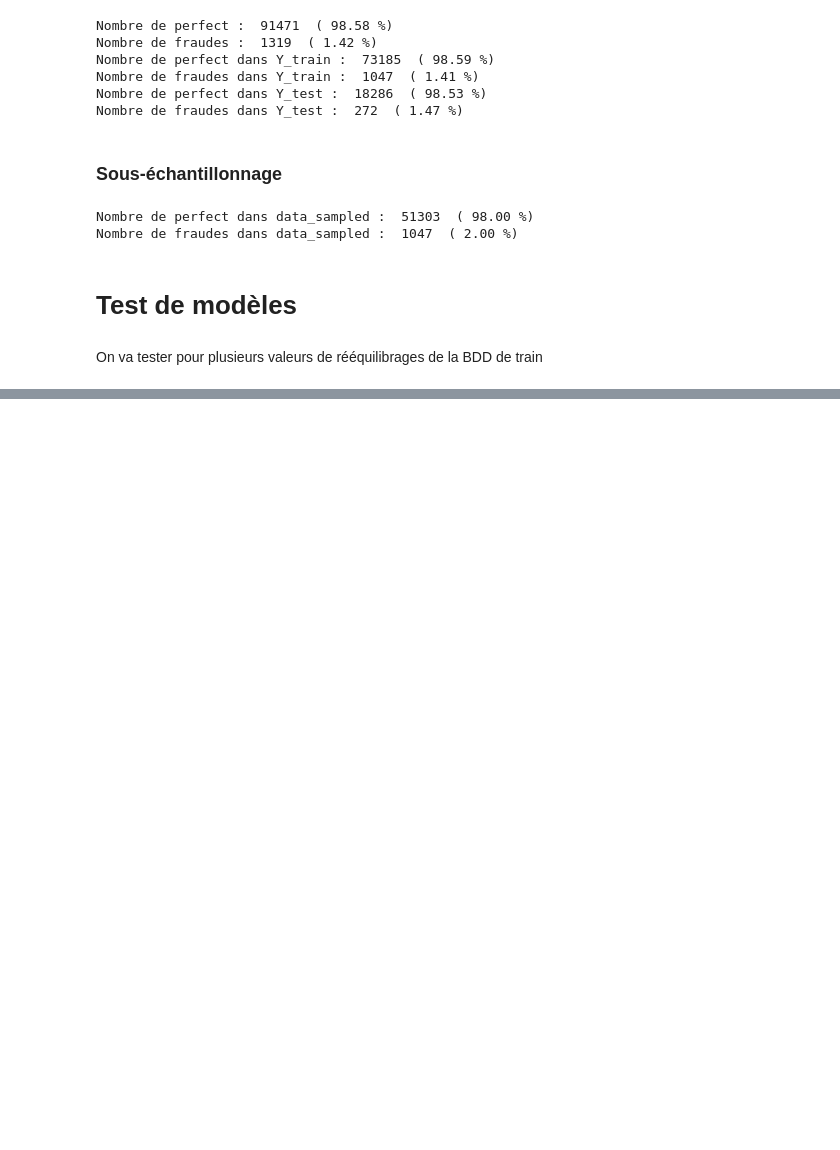
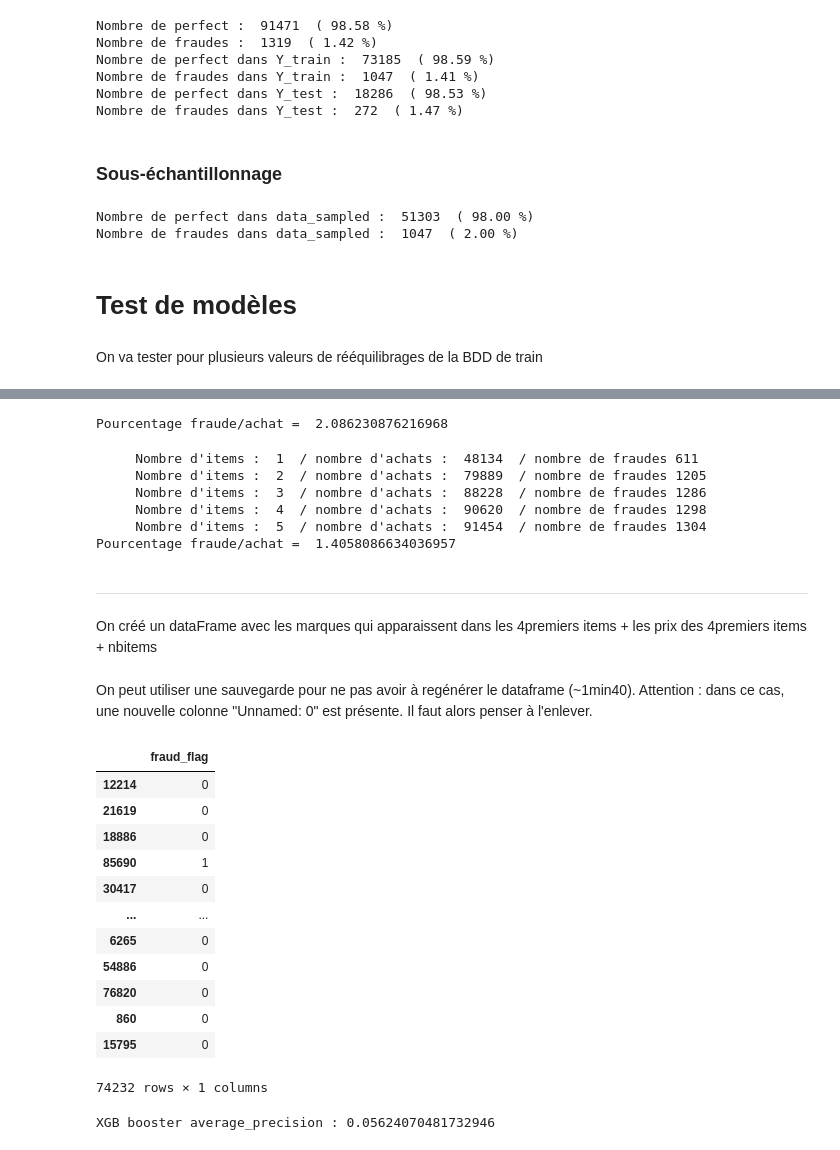
Before and after one commit to yannasyr/TPE2023-FraudDetection, a Jupyter notebook: unbalanced_dataset.ipynb, the cells around one changed output, grey strips where cells are left out. Cells and saved outputs as stored; diff of their text form; code cells hidden in the pictures; blank space fills up the shorter version.

```diff
--- a/unbalanced_dataset.ipynb
+++ b/unbalanced_dataset.ipynb
@@ -195,0 +222,25 @@ plt.show()
+# %%
+total = nb_achats + nb_fraudes
+print("Pourcentage fraude/achat = ", 100*nb_fraudes/total)
+# %% [output]
+Pourcentage fraude/achat =  2.086230876216968
+# %%
+nb_fraudes = 0
+nb_achats = 0
+for i in [1,2,3,4,5]:
+    nb_fraudes += merged_df_fraud['Nb_of_items'].value_counts()[i]
+    nb_achats += merged_df['Nb_of_items'].value_counts()[i]
+    print("     Nombre d'items : ", i, " / nombre d'achats : ", nb_achats, " / nombre de fraudes", nb_fraudes)
+total = nb_achats + nb_fraudes
+print("Pourcentage fraude/achat = ", 100*nb_fraudes/total)
+# %% [output]
+     Nombre d'items :  1  / nombre d'achats :  48134  / nombre de fraudes 611
+     Nombre d'items :  2  / nombre d'achats :  79889  / nombre de fraudes 1205
+     Nombre d'items :  3  / nombre d'achats :  88228  / nombre de fraudes 1286
+     Nombre d'items :  4  / nombre d'achats :  90620  / nombre de fraudes 1298
+     Nombre d'items :  5  / nombre d'achats :  91454  / nombre de fraudes 1304
+Pourcentage fraude/achat =  1.4058086634036957
+# %% [markdown]
+---
+# %% [markdown]
+On créé un dataFrame avec les marques qui apparaissent dans les 4premiers items + les prix des 4premiers items + nbitems
@@ -195,0 +278,45 @@ plt.show()
+# %% [markdown]
+On peut utiliser une sauvegarde pour ne pas avoir à regénérer le dataframe (~1min40). Attention : dans ce cas, une nouvelle colonne "Unnamed: 0" est présente. Il faut alors penser à l'enlever.
+# %%
+df_make = pd.read_csv('data/df_make_save.csv', delimiter = ',',encoding = 'latin1')
+df_make = df_make.drop("Unnamed: 0", axis=1)
+# %%
+merged = pd.merge(df_make,DATA_y,on="ID")
+# %%
+Y = merged[['ID','fraud_flag']] #On garde aussi l'ID au cas où on est besoin de merge des dataFrames X/Y plus tard
+X = merged.drop("fraud_flag", axis=1)
+X = X.fillna(0) #Les modeles ne gérent pas les NaN -> on les remplace par des 0
+
+X_train, X_test, Y_train, Y_test = train_test_split(X, Y, test_size = 0.2, random_state=42)
+X_test = X_test.drop("ID", axis=1)
+X_test = X_test.drop("index",axis=1)
+Y_test = Y_test.drop("ID", axis=1)
+# %%
+X_train_bis = X_train.drop("ID", axis=1)
+X_train_bis = X_train_bis.drop("index",axis=1)
+Y_train = Y_train.drop("ID",axis=1)
+# %%
+Y_train
+# %% [output]
+|  | fraud_flag |
+| 12214 | 0 |
+| 21619 | 0 |
+| 18886 | 0 |
+| 85690 | 1 |
+| 30417 | 0 |
+| ... | ... |
+| 6265 | 0 |
+| 54886 | 0 |
+| 76820 | 0 |
+| 860 | 0 |
+| 15795 | 0 |
+74232 rows × 1 columns
+# %%
+boost = xgb.XGBClassifier()
+boost.fit(X_train_bis, Y_train)
+y_pred2 = boost.predict(X_test)
+
+average_precision2 = average_precision_score(Y_test, y_pred2)
+print("XGB booster average_precision :", average_precision2)
+# %% [output]
+XGB booster average_precision : 0.05624070481732946
```
Also changed, not shown: parts of 10 cells of this notebook, 1 other file.
